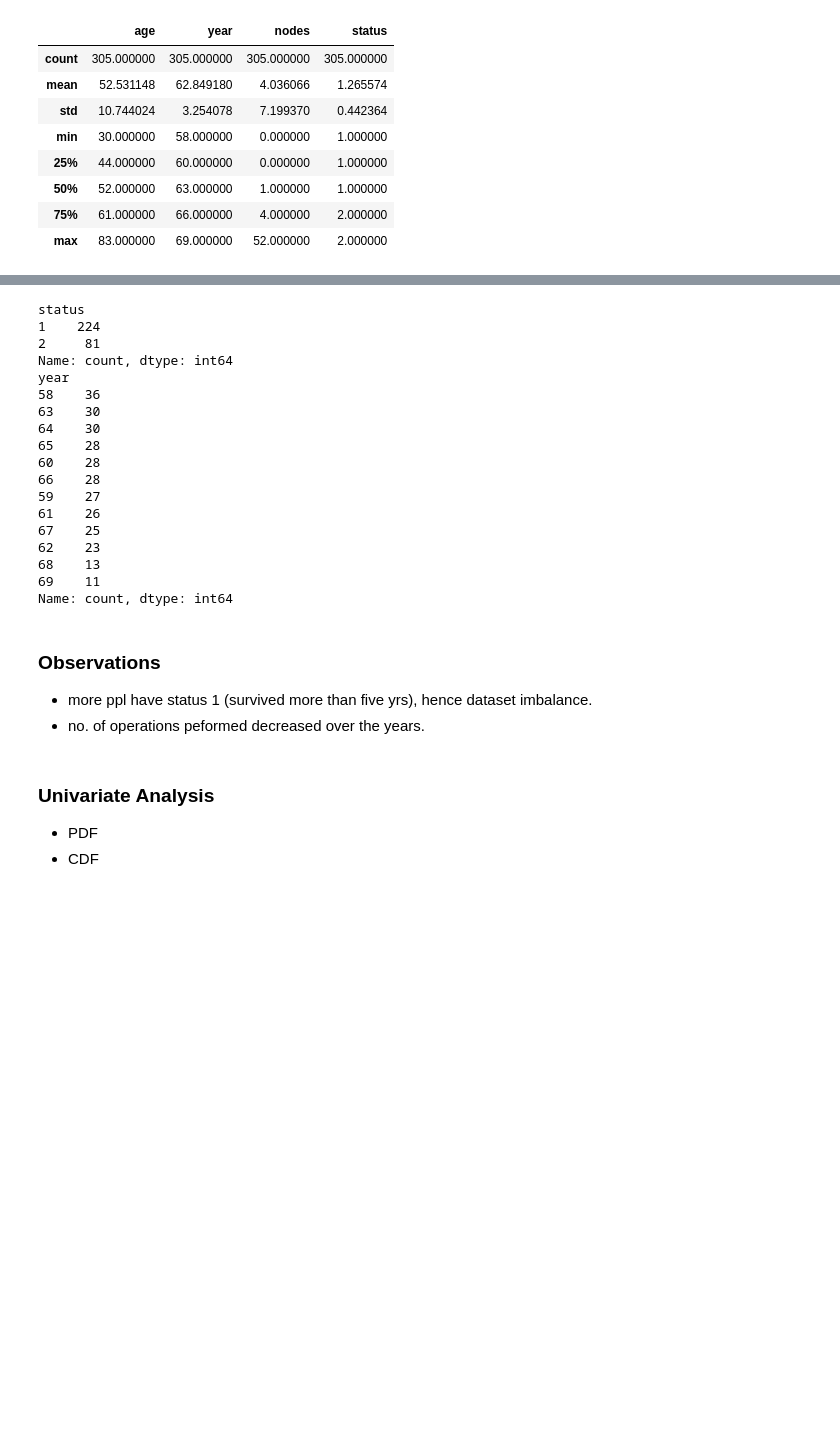
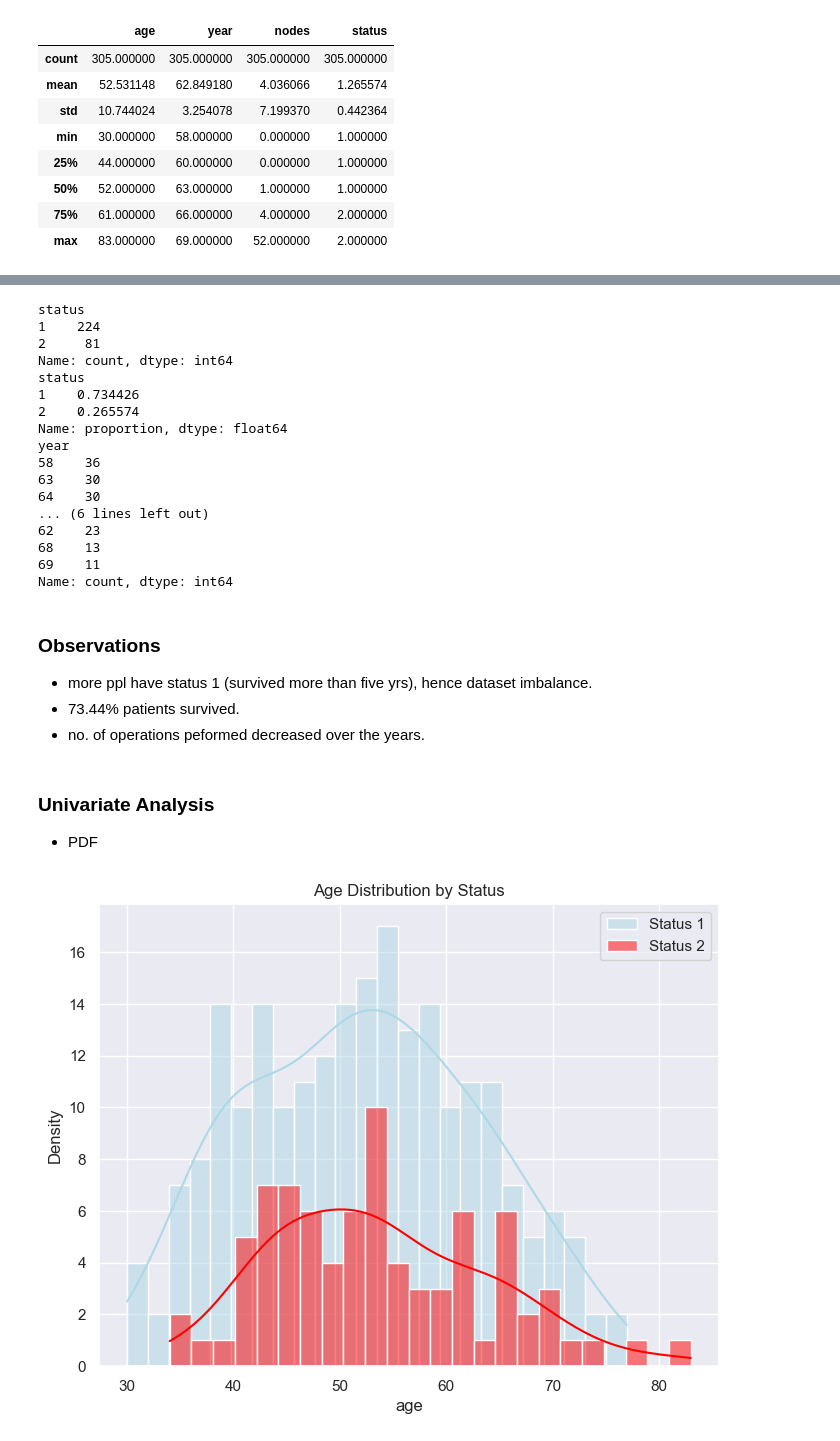
Before and after one commit to Hetzie/Internship-Tasks, a Jupyter notebook: EDA/eda.ipynb, the cells around one changed output, grey strips where cells are left out. Drawn from its saved outputs; the diff is of its cells as text; code cells hidden in the pictures; blank space fills up the shorter version.

```diff
--- a/EDA/eda.ipynb
+++ b/EDA/eda.ipynb
@@ -48,21 +51,21 @@ df.describe()
 # %%
-print(df["status"].value_counts())
-print(df["year"].value_counts())
+print(df['status'].value_counts())
+print(df['status'].value_counts(normalize=True))
+print(df['year'].value_counts())
 # %% [output]
 status
 1    224
 2     81
 Name: count, dtype: int64
+status
+1    0.734426
+2    0.265574
+Name: proportion, dtype: float64
 year
 58    36
 63    30
 64    30
-65    28
-60    28
-66    28
-59    27
-61    26
-67    25
+... (6 lines left out)
 62    23
 68    13
 69    11
@@ -70,8 +73,48 @@ Name: count, dtype: int64
 # %% [markdown]
 ### Observations
 - more ppl have status 1 (survived more than five yrs), hence dataset imbalance.
+- 73.44% patients survived.
 - no. of operations peformed decreased over the years.
 # %% [markdown]
 ### Univariate Analysis
 - PDF
-- CDF
+# %%
+def plotPDF(column, binwidth = 2):
+    plt.figure(figsize=(8, 6))
+
+    # Histogram with KDE for Status 1
+    sns.histplot(
+        data=df[df['status'] == 1],
+        x=column,
+        color="lightblue",
+        bins=15,
+        binwidth=binwidth,
+        kde=True,
+        label="Status 1",
+        alpha=0.5,
+        common_norm=False,  # Prevent normalization across the whole dataset
+    )
+
+    # Histogram with KDE for Status 2
+    sns.histplot(
+        data=df[df['status'] == 2],
+        x=column,
+        color="red",
+        bins=15,
+        kde=True,
+        binwidth=binwidth,
+        label="Status 2",
+        alpha=0.5,
+        common_norm=False,  # Prevent normalization across the whole dataset
+    )
+
+    plt.title(f"{column.capitalize()} Distribution by Status")
+    plt.xlabel(column)
+    plt.ylabel("Density")
+    plt.legend()
+    plt.grid(True)
+    plt.show()
+
+plotPDF('age')
+# %% [output]
+[figure, added]
```
Also changed, not shown: parts of 18 cells of this notebook.
